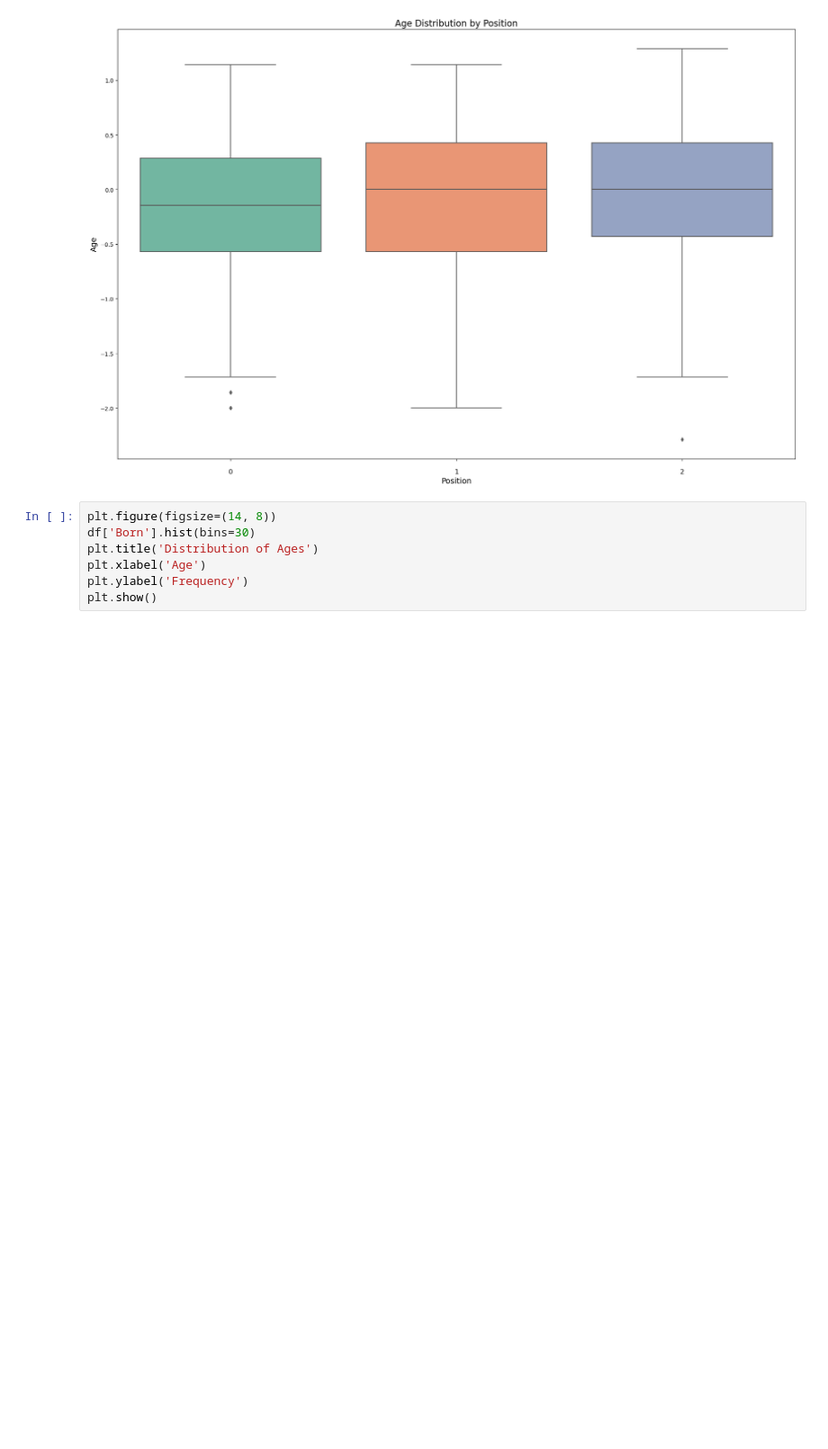
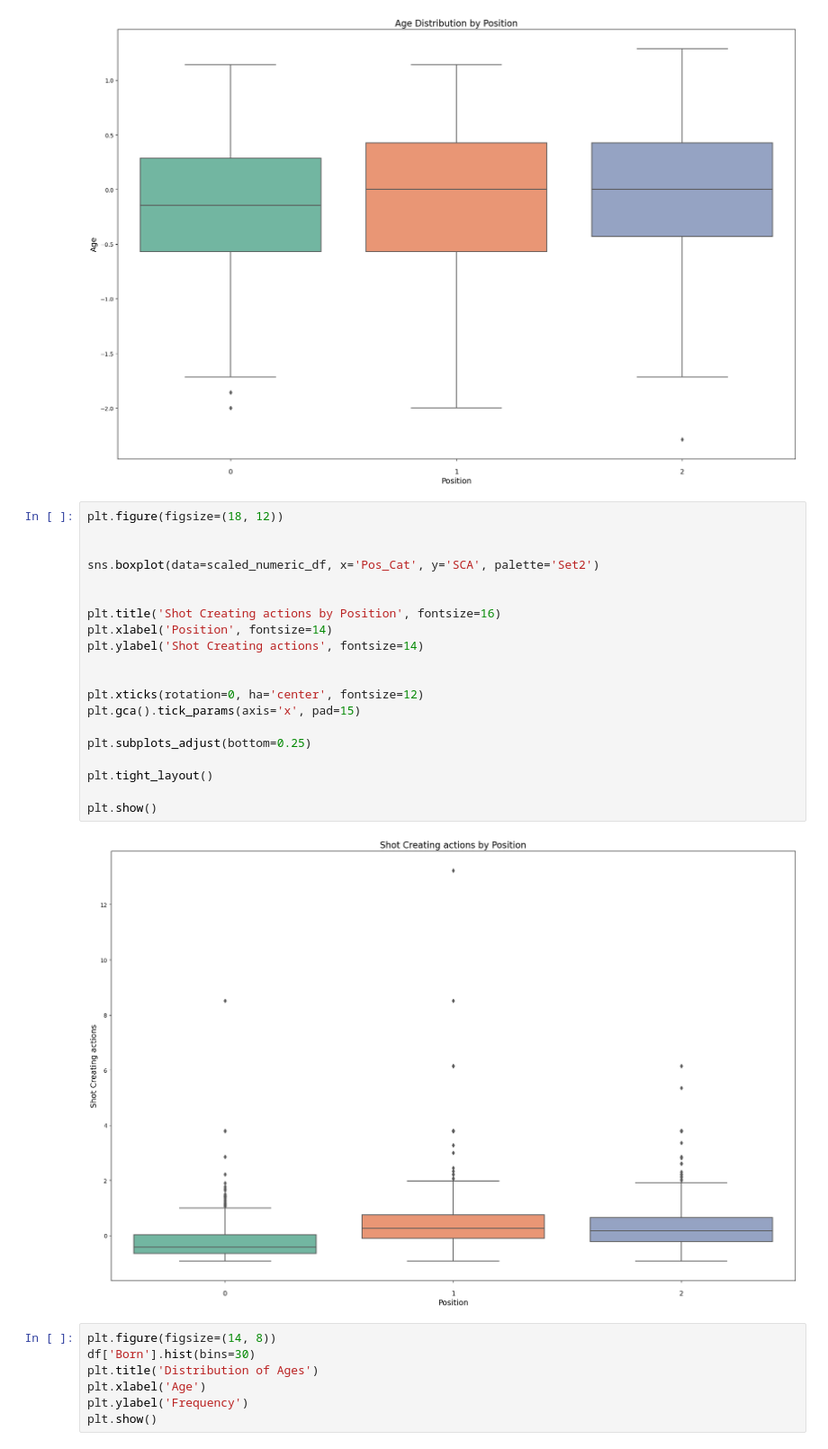
Before and after one commit to Fidot-2311/Dissertation, a Jupyter notebook: EDA_Deploy.ipynb, the cells around one changed output. Shown at 90% size. Drawn from its saved outputs; the diff is of its cells as text; blank space fills up the shorter version.

```diff
--- a/EDA_Deploy.ipynb
+++ b/EDA_Deploy.ipynb
@@ -387,6 +380,28 @@ plt.tight_layout()
 plt.show()
 # %% [output]
 [figure]
+# %%
+plt.figure(figsize=(18, 12))
+
+
+sns.boxplot(data=scaled_numeric_df, x='Pos_Cat', y='SCA', palette='Set2')
+
+
+plt.title('Shot Creating actions by Position', fontsize=16)
+plt.xlabel('Position', fontsize=14)
+plt.ylabel('Shot Creating actions', fontsize=14)
+
+
+plt.xticks(rotation=0, ha='center', fontsize=12)
+plt.gca().tick_params(axis='x', pad=15)
+
+plt.subplots_adjust(bottom=0.25)
+
+plt.tight_layout()
+
+plt.show()
+# %% [output]
+[figure, added]
 # %%
 plt.figure(figsize=(14, 8))
 df['Born'].hist(bins=30)
```
Also changed, not shown: parts of 28 cells of this notebook.
